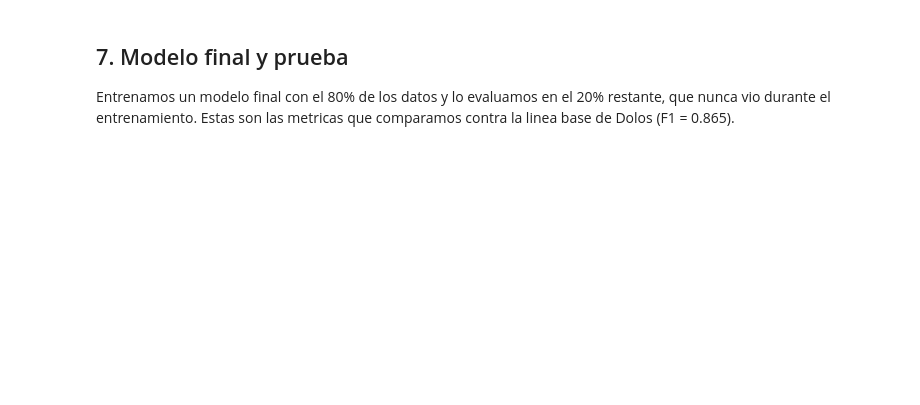
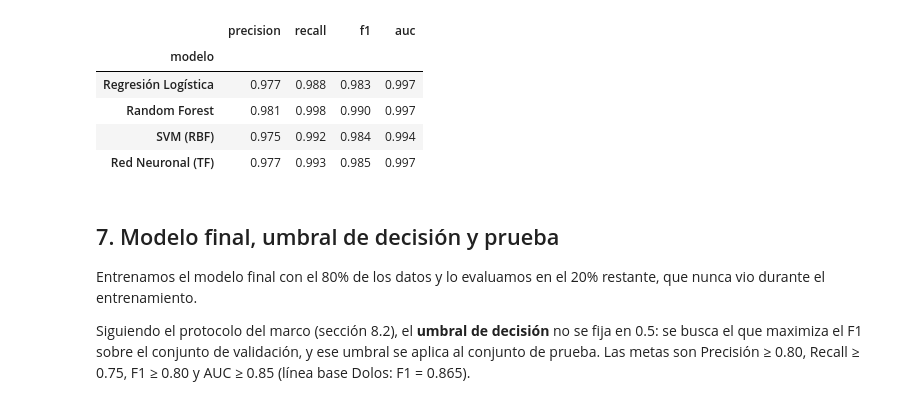
Before and after one commit to DiegoAlfaro1/reto_grupo_compilateds, a Jupyter notebook: model.ipynb, the cells around one changed output. Drawn from its saved outputs; the diff is of its cells as text; code cells hidden in the pictures; blank space fills up the shorter version.

Commit message:
nuevo modelo ya deberia tener buenas metricas

```diff
--- a/model.ipynb
+++ b/model.ipynb
@@ -107,6 +128,14 @@ def build_model(input_dim):
     return model
 
 
+def make_callbacks():
+    """Early stopping: corta el entrenamiento cuando val_loss deja de
+    mejorar y restaura los mejores pesos."""
+    return [keras.callbacks.EarlyStopping(
+        monitor="val_loss", patience=10, restore_best_weights=True,
+    )]
+
+
 def f1_from(precision, recall):
     if precision + recall == 0:
         return 0.0
@@ -149,8 +175,9 @@ for fold, (train_idx, val_idx) in enumerate(skf.split(x, y), start=1):
     model.fit(
         x_train, y[train_idx],
         validation_data=(x_val, y[val_idx]),
-        epochs=30,
+        epochs=100,
         batch_size=32,
+        callbacks=make_callbacks(),
         verbose=0,
     )
     metrics = model.evaluate(x_val, y[val_idx], verbose=0, return_dict=True)
@@ -187,4 +218,43 @@ auc: 0.568 +/- 0.024
+# %%
+classifiers = {
+    "Regresión Logística": make_pipeline(StandardScaler(), LogisticRegression(max_iter=2000)),
+    "Random Forest":       RandomForestClassifier(n_estimators=200, random_state=RANDOM_SEED),
+    "SVM (RBF)":           make_pipeline(StandardScaler(), SVC(random_state=RANDOM_SEED)),
+}
+
+scoring = ["precision", "recall", "f1", "roc_auc"]
+comparison = []
+
+for name, clf in classifiers.items():
+    cv_res = cross_validate(clf, x, y, cv=skf, scoring=scoring)
+    comparison.append({
+        "modelo": name,
+        "precision": cv_res["test_precision"].mean(),
+        "recall": cv_res["test_recall"].mean(),
+        "f1": cv_res["test_f1"].mean(),
+        "auc": cv_res["test_roc_auc"].mean(),
+    })
+
+# Añadir la red neuronal (promedios de la sección 5)
+comparison.append({
+    "modelo": "Red Neuronal (TF)",
+    "precision": np.mean([s["precision"] for s in scores]),
+    "recall": np.mean([s["recall"] for s in scores]),
+    "f1": np.mean([s["f1"] for s in scores]),
+    "auc": np.mean([s["auc"] for s in scores]),
+})
+
+pd.DataFrame(comparison).set_index("modelo").round(3)
+# %% [output]
+|  | precision | recall | f1 | auc |
+| modelo |  |  |  |  |
+| Regresión Logística | 0.977 | 0.988 | 0.983 | 0.997 |
+| Random Forest | 0.981 | 0.998 | 0.990 | 0.997 |
+| SVM (RBF) | 0.975 | 0.992 | 0.984 | 0.994 |
+| Red Neuronal (TF) | 0.977 | 0.993 | 0.985 | 0.997 |
 # %% [markdown]
-## 7. Modelo final y prueba
+## 7. Modelo final, umbral de decisión y prueba
 
-Entrenamos un modelo final con el 80% de los datos y lo evaluamos en el 20% restante, que nunca vio durante el entrenamiento. Estas son las metricas que comparamos contra la linea base de Dolos (F1 = 0.865).
+Entrenamos el modelo final con el 80% de los datos y lo evaluamos en el 20% restante, que nunca vio durante el entrenamiento.
+
+Siguiendo el protocolo del marco (sección 8.2), el **umbral de decisión** no se fija en 0.5: se busca el que maximiza el F1 sobre el conjunto de validación, y ese umbral se aplica al conjunto de prueba. Las metas son Precisión ≥ 0.80, Recall ≥ 0.75, F1 ≥ 0.80 y AUC ≥ 0.85 (línea base Dolos: F1 = 0.865).
```
Also changed, not shown: parts of 24 cells of this notebook, 10 other files.
